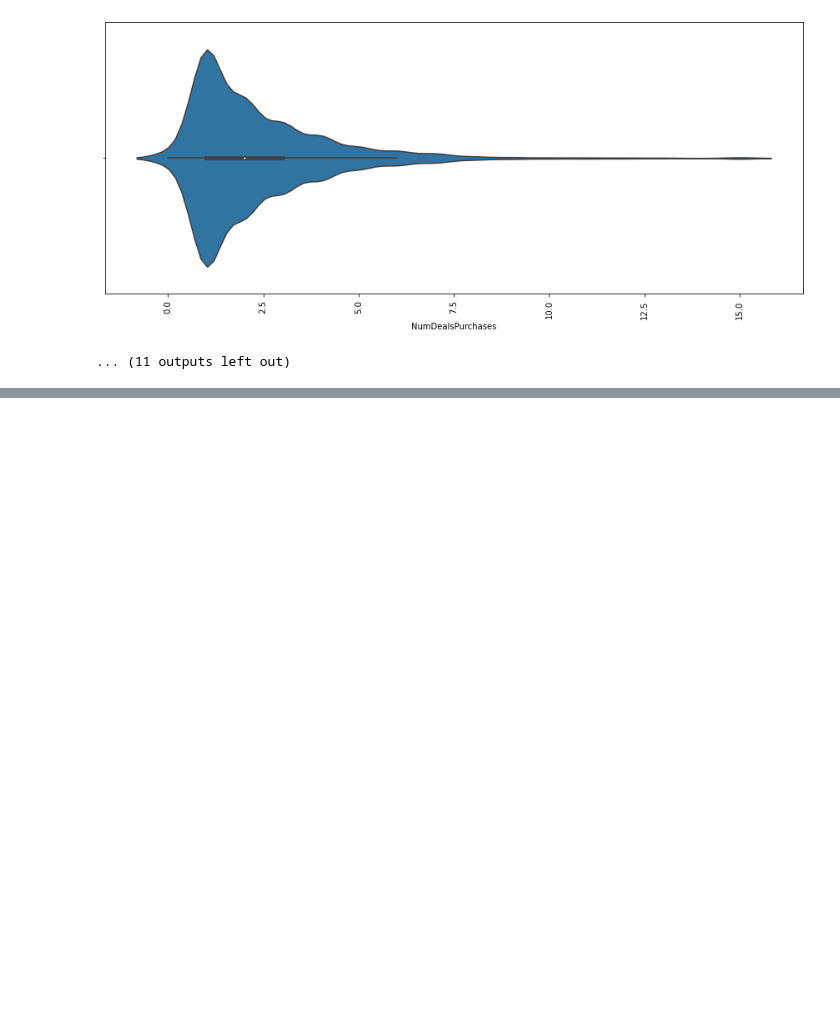
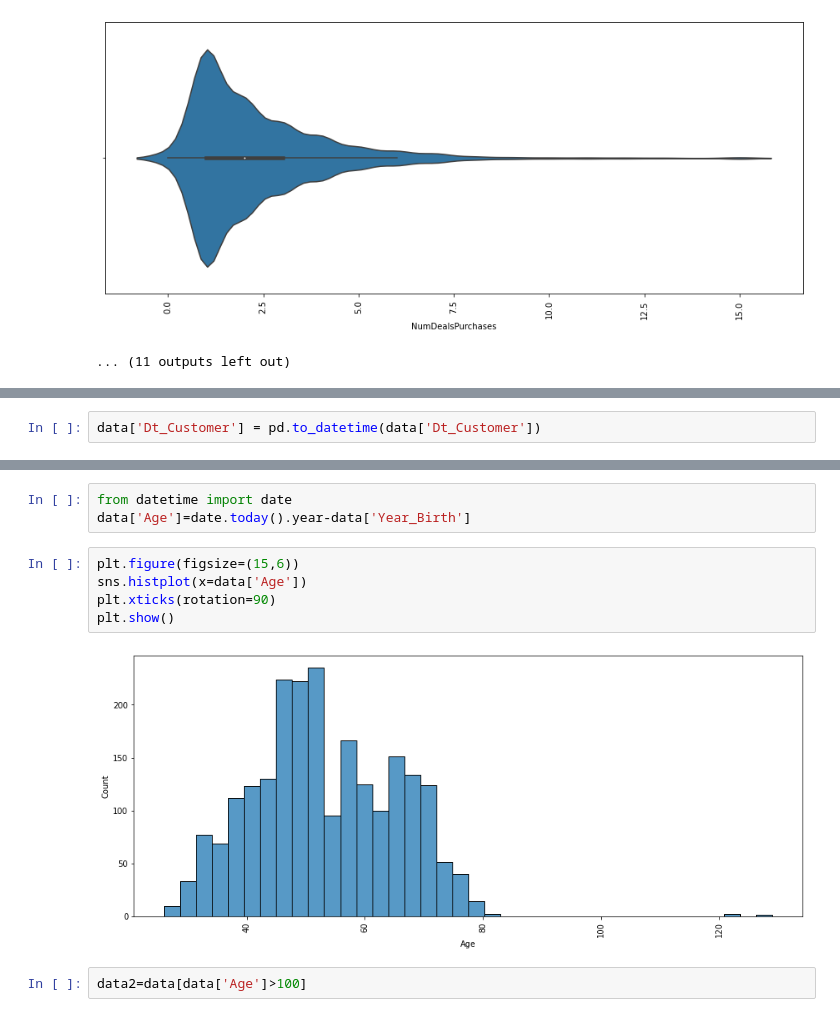
Before and after one commit to Ajayuppu/Customer-Personality-Analysis, a Jupyter notebook: Customer_Personality_Analysis_.ipynb, the cells around one changed output, grey strips where cells are left out. Saved outputs shown, nothing was run; the diff lists cells and outputs as text; blank space fills up the shorter version.

```diff
--- a/Customer_Personality_Analysis_.ipynb
+++ b/Customer_Personality_Analysis_.ipynb
@@ -208,0 +263,2 @@ for i in data_num.columns:
+# %%
+data['Dt_Customer'] = pd.to_datetime(data['Dt_Customer'])
@@ -208,0 +285,12 @@ for i in data_num.columns:
+# %%
+from datetime import date
+data['Age']=date.today().year-data['Year_Birth']
+# %%
+plt.figure(figsize=(15,6))
+sns.histplot(x=data['Age'])
+plt.xticks(rotation=90)
+plt.show()
+# %% [output]
+[figure, added]
+# %%
+data2=data[data['Age']>100]
```
Also changed, not shown: parts of 12 cells of this notebook.
